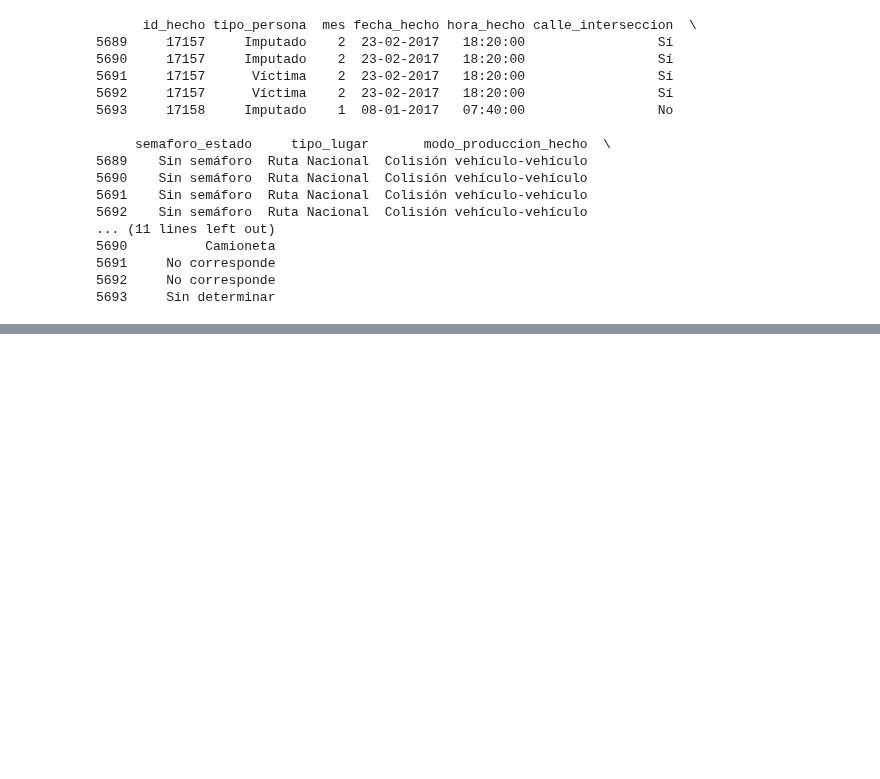
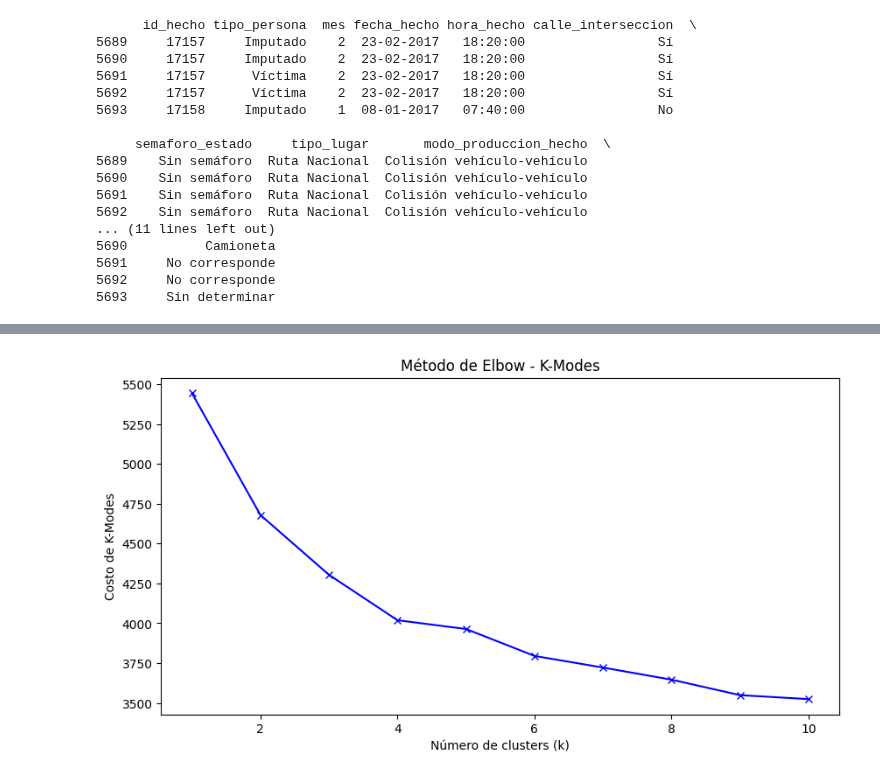
Before and after one commit to DevMaxiRivas/ml-accidentes-transito, a Jupyter notebook: code.ipynb, the cells around one changed output, grey strips where cells are left out. Cells and saved outputs as stored; diff of their text form; code cells hidden in the pictures; blank space fills up the shorter version.

```diff
--- a/code.ipynb
+++ b/code.ipynb
@@ -402,3 +411,28 @@ print(accidente_vars.head(), accidente_vars.shape)
+# %%
+# Lista de atributos categóricos
+variables_categoricas = [
+    "mes",
+    "semaforo_estado",
+    "clima_condicion",
+    "tipo_lugar",
+    "modo_produccion_hecho",
+    "calle_interseccion",
+    "inculpado_vehiculo",
+    "es_finde",
+    "estacion",
+    "horario"
+    # "num_imputados",
+    # "num_victimas"
+]
+
+variables_numericas = [
+    "mes",
+    "dia_mes",
+    "dia_semana",
+    "num_victimas",
+    "total_involucrados",
+    "hora",
+]
 # %%
 import matplotlib.pyplot as plt
 
@@ -524,0 +844,4 @@ Name: id_hecho, Length: 489, dtype: int64
+# %%
+elbow_resultados = metodo_elbow_kmodes(accidente_vars, variables_categoricas)
+# %% [output]
+[figure, added]
```
Also changed, not shown: parts of 29 cells of this notebook, 1 other file.
